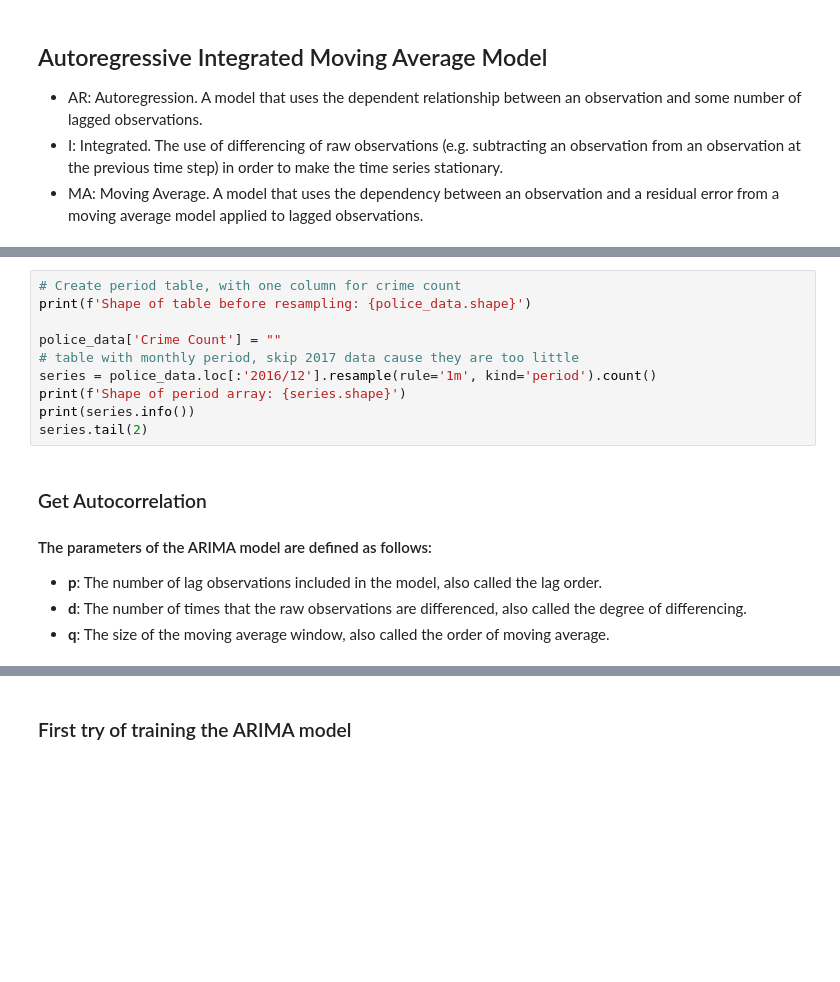
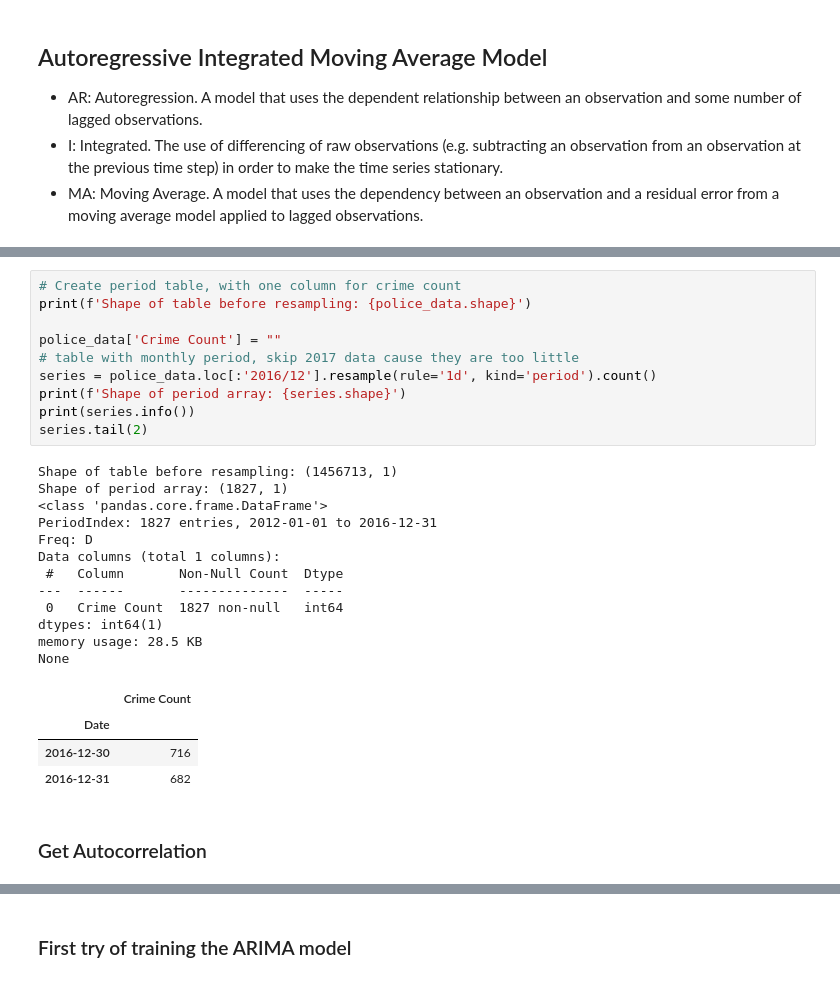
Before and after one commit to anto8460/chicago_project, a Jupyter notebook: chicago_project/timeseries_analysis_and_forecasting.ipynb, the cells around one changed output, grey strips where cells are left out. Cells and saved outputs as stored; diff of their text form; blank space fills up the shorter version.

```diff
--- a/chicago_project/timeseries_analysis_and_forecasting.ipynb
+++ b/chicago_project/timeseries_analysis_and_forecasting.ipynb
@@ -165,21 +215,32 @@ police_data = police_data.drop(columns=drop_attributes)
 # %%
 # Create period table, with one column for crime count
 print(f'Shape of table before resampling: {police_data.shape}')
 
 police_data['Crime Count'] = ""
 # table with monthly period, skip 2017 data cause they are too little
-series = police_data.loc[:'2016/12'].resample(rule='1m', kind='period').count()
+series = police_data.loc[:'2016/12'].resample(rule='1d', kind='period').count()
 print(f'Shape of period array: {series.shape}')
 print(series.info())
 series.tail(2)
+# %% [output]
+Shape of table before resampling: (1456713, 1)
+Shape of period array: (1827, 1)
+<class 'pandas.core.frame.DataFrame'>
+PeriodIndex: 1827 entries, 2012-01-01 to 2016-12-31
+Freq: D
+Data columns (total 1 columns):
+ #   Column       Non-Null Count  Dtype
+---  ------       --------------  -----
+ 0   Crime Count  1827 non-null   int64
+dtypes: int64(1)
+memory usage: 28.5 KB
+None
+|  | Crime Count |
+| Date |  |
+| 2016-12-30 | 716 |
+| 2016-12-31 | 682 |
-# %% [markdown]
-### Get Autocorrelation
-
-#### The parameters of the ARIMA model are defined as follows:
-
-- **p**: The number of lag observations included in the model, also called the lag order.
-- **d**: The number of times that the raw observations are differenced, also called the degree of differencing.
-- **q**: The size of the moving average window, also called the order of moving average.
+# %% [markdown]
+### Get Autocorrelation
 # %%
 from pandas.plotting import autocorrelation_plot
 # This can help as choose the lag to be used in the Arima model, p value
```
Also changed, not shown: parts of 15 cells of this notebook.
